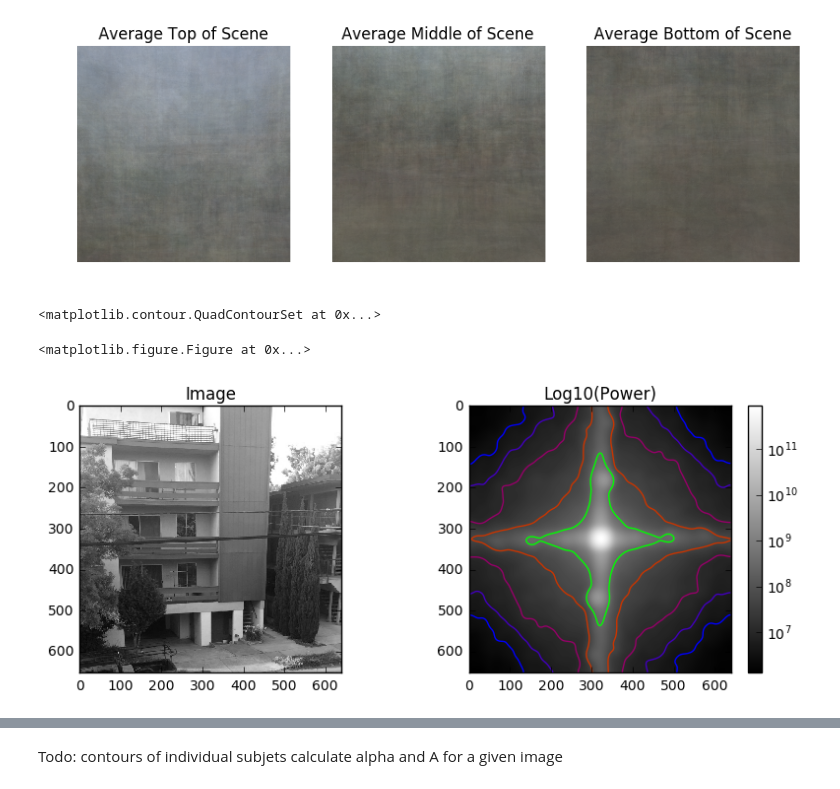
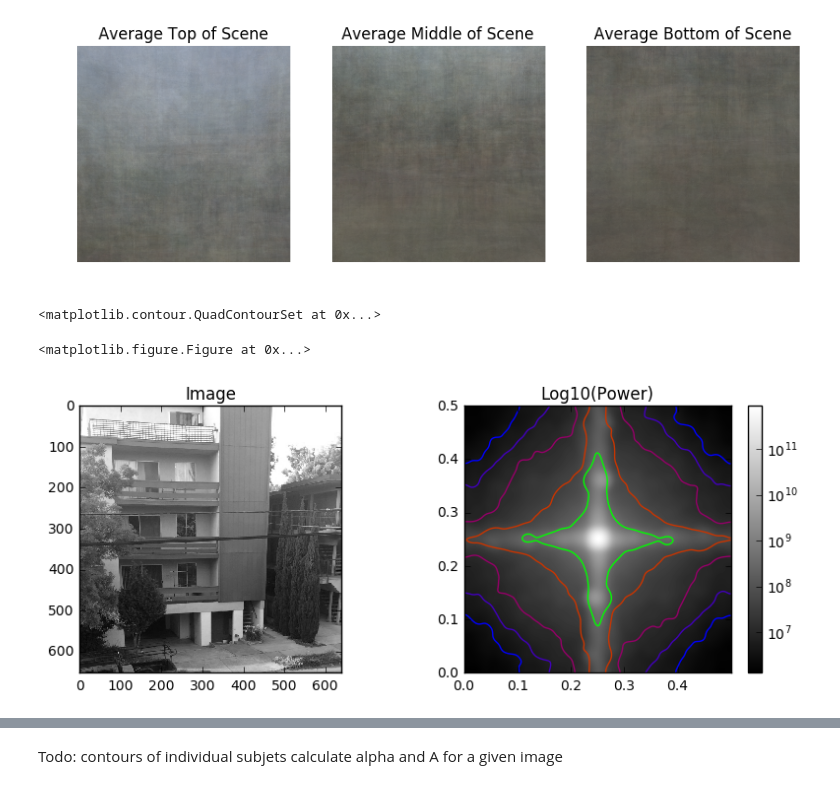
Before and after one commit to Akshugopi/myopiaNaturalScenes, a Jupyter notebook: myopiaNaturalScenes.ipynb, the cells around one changed output, grey strips where cells are left out. Drawn from its saved outputs; the diff is of its cells as text; code cells hidden in the pictures.

```diff
--- a/myopiaNaturalScenes.ipynb
+++ b/myopiaNaturalScenes.ipynb
@@ -133,38 +133,41 @@ def spatialft(image):
     greyavgim = np.mean(np.asarray(image),axis=2) #average over colors
     greyavgim =  greyavgim - np.mean(greyavgim) #remove DC component
     ft = np.abs(np.fft.fftshift(np.fft.fft2(greyavgim)))
+    fqs = np.abs([np.fft.fftshift(np.fft.fftfreq(np.shape(greyavgim)[0])),np.fft.fftshift(np.fft.fftfreq(np.shape(greyavgim)[1]))])
     ps = ft**2
-    return(greyavgim, ft, ps)
+    return(greyavgim, ft, ps, fqs)
 
-simage, ft2d, ps2d = spatialft(sim)
+simage, ft2d, ps2d, sfqs = spatialft(sim)
 
 def get_logspace_contours(raw_field):
     log_field = np.log10(raw_field)
     field = log_field/log_field.sum()
     n = 1000
     t = np.linspace(0, field.max(), n)
     integral = ((field >= t[:, None, None]) * field).sum(axis=(1,2))
     f = interpolate.interp1d(integral, t)
     t_contours = f(c_levels)*log_field.sum()
     linear_t_contours = 10**t_contours
     return(linear_t_contours)
 
 #2d power spectra
 plt.figure(figsize=(10, 3.5))
 plt.subplots(nrows=1,ncols=2,figsize =(10,3.5))
 
 plt.subplot(1,2,1,title='Image')
 plt.imshow(simage, interpolation='none',cmap='gray')
 
 plt.subplot(1,2,2,title='Log10(Power)')
 interp_ps2d = scipy.ndimage.filters.gaussian_filter(ps2d,interp_val)
 
 sim_contours = get_logspace_contours(interp_ps2d)
-plt.imshow(interp_ps2d, cmap="gray", norm=mpl.colors.LogNorm())
+plt.imshow(interp_ps2d, cmap="gray", norm=mpl.colors.LogNorm(),
+           extent=[sfqs[0].min(),sfqs[0].max(),sfqs[1].min(),sfqs[1].max()])
 plt.colorbar()
-plt.contour(interp_ps2d,levels=sim_contours, cmap=c_cmap, norm = mpl.colors.LogNorm())
+plt.contour(interp_ps2d,levels=sim_contours, cmap=c_cmap, norm = mpl.colors.LogNorm(),
+           extent=[sfqs[0].min(),sfqs[0].max(),sfqs[1].min(),sfqs[1].max()])
 # %% [output]
 <matplotlib.contour.QuadContourSet at 0x...>
 <matplotlib.figure.Figure at 0x...>
-[figure, old version]
+[figure, new version]
 # %%
```
Also changed, not shown: parts of 4 cells of this notebook.
